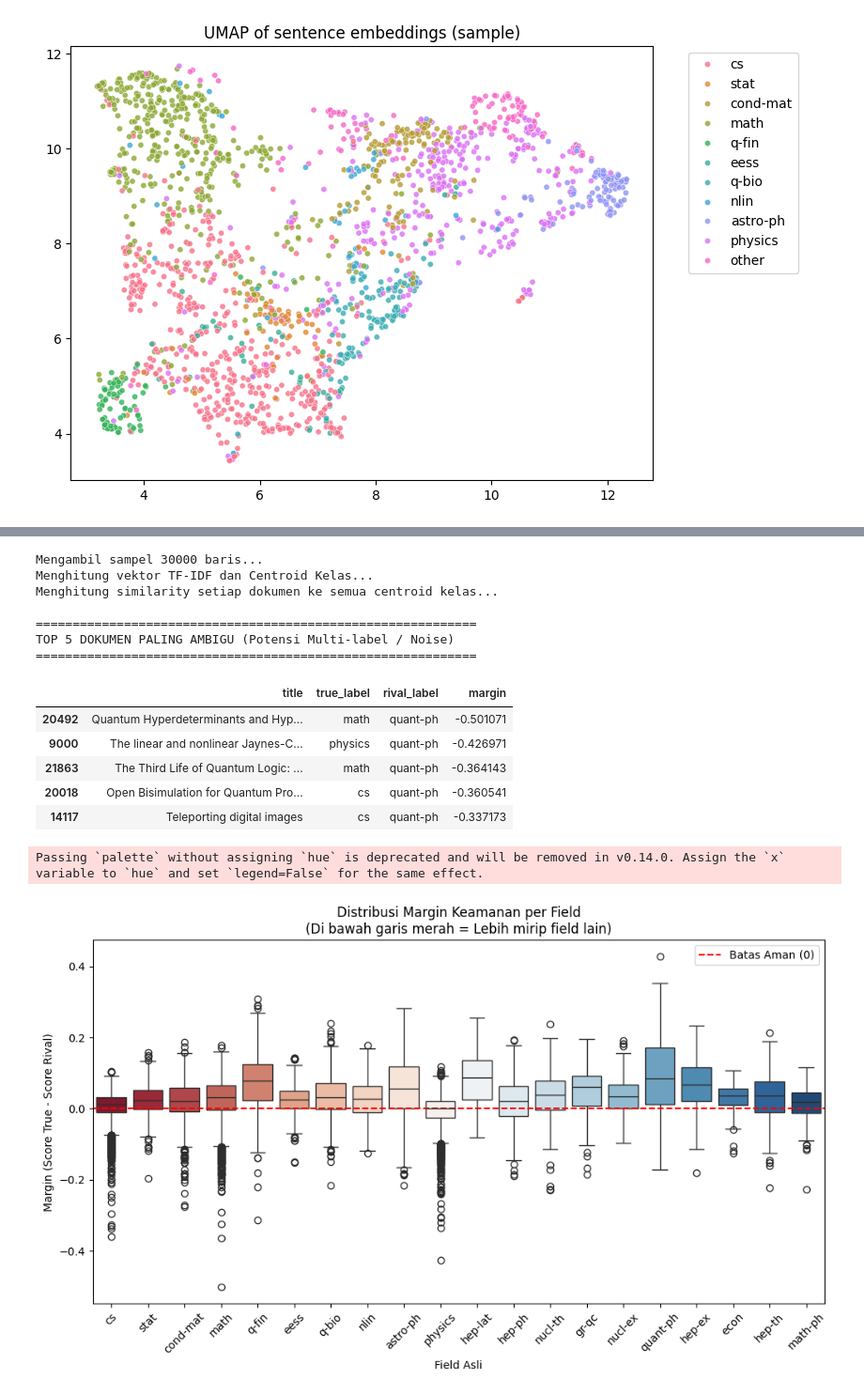
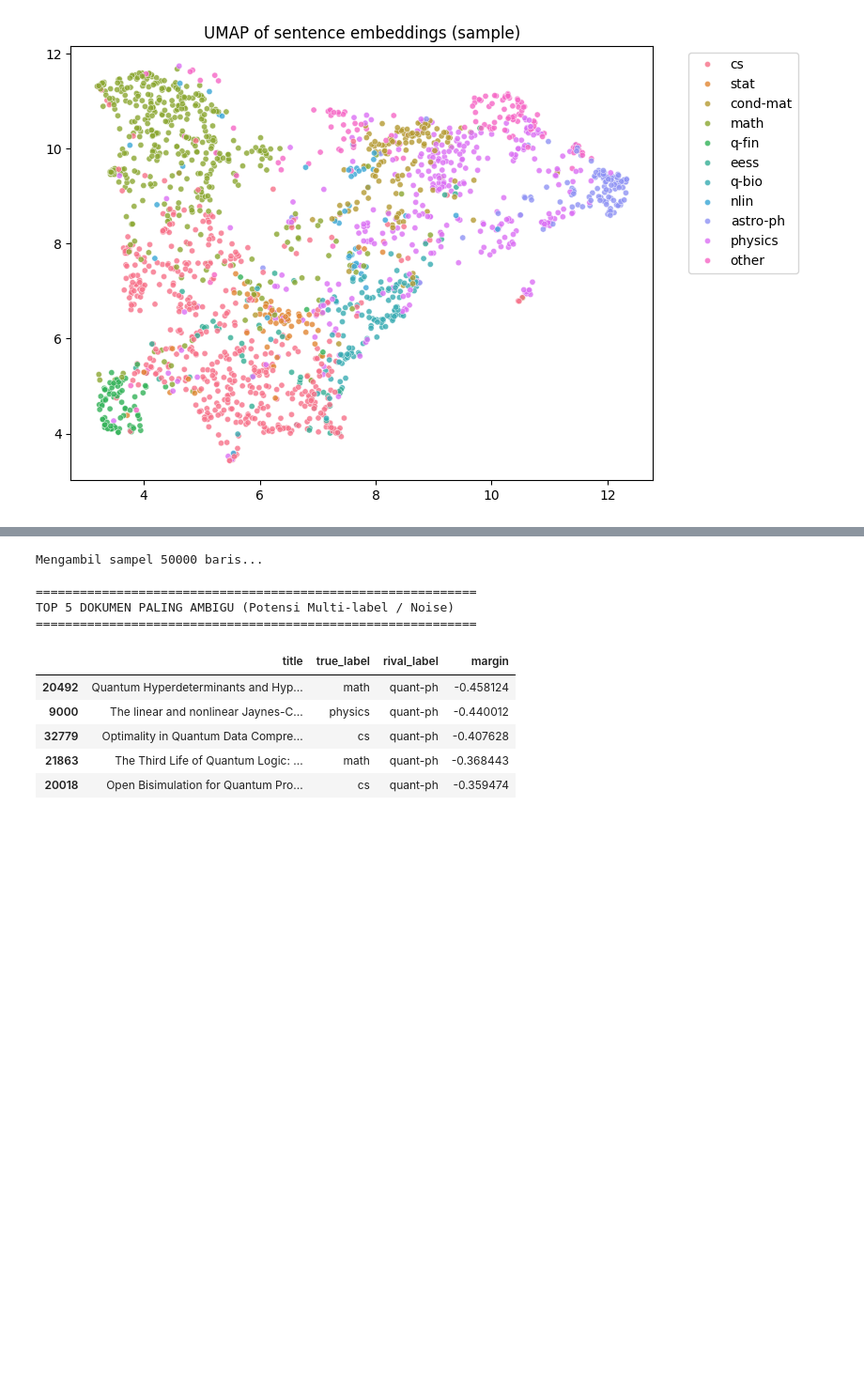
Before and after one commit to buatanalan/Tubes-NLP-PaperMatch, a Jupyter notebook: EDA_Arxiv_Classifier.ipynb, the cells around one changed output, grey strips where cells are left out. Shown at 94% size. Cells and saved outputs as stored; diff of their text form; code cells hidden in the pictures; blank space fills up the shorter version.

```diff
--- a/EDA_Arxiv_Classifier.ipynb
+++ b/EDA_Arxiv_Classifier.ipynb
@@ -800,8 +476,0 @@ Top 20 trigrams:
-# %%
-# non-English detection: quick heuristic using presence of many non-ascii or low ttr
-train_df['non_ascii_ratio'] = train_df['abstract'].fillna('').astype(str).apply(lambda x: sum(1 for ch in x if ord(ch) > 127)/max(len(x),1))
-print('\nSamples with non-ascii > 0.1:', (train_df['non_ascii_ratio'] > 0.1).sum())
-
-# Correlation matrix for numeric columns
-num_cols = train_df.select_dtypes(include=np.number).columns.tolist()
-print('\nNumeric columns for correlation:', num_cols[:30])
@@ -1304,16 +699,9 @@ Topic #5: problem, algorithm, time, number, graph, optimal, graphs, algorithms,
 Topic #6: field, model, energy, phase, dynamics, quantum, state, magnetic, states, time
 [figure]
 # %%
-import pandas as pd
-import numpy as np
-import matplotlib.pyplot as plt
-import seaborn as sns
-from sklearn.feature_extraction.text import TfidfVectorizer
-from sklearn.metrics.pairwise import cosine_similarity
-
 # --- 1. PERSIAPAN DATA ---
 # Gunakan sampel agar cepat (misal 20k - 30k)
-sample_size = 30000
+sample_size = 50000
 if len(train_df) > sample_size:
     print(f"Mengambil sampel {sample_size} baris...")
     df_overlap = train_df.sample(n=sample_size, random_state=42).copy()
@@ -1325,7 +713,6 @@ df_overlap = df_overlap.dropna(subset=['abstract', 'field'])
 df_overlap = df_overlap[df_overlap['abstract'].str.len() > 50] # Hapus abstrak terlalu pendek
 
 # --- 2. VEKTORISASI & CENTROID KELAS ---
-print("Menghitung vektor TF-IDF dan Centroid Kelas...")
 
 # Kita gunakan TF-IDF
 tfidf = TfidfVectorizer(max_features=5000, stop_words='english')
@@ -1349,8 +736,6 @@ for field in unique_fields:
 centroid_matrix = np.array(centroid_vectors)
 
 # --- 3. HITUNG KEDEKATAN DOKUMEN VS CENTROID ---
-print("Menghitung similarity setiap dokumen ke semua centroid kelas...")
-
 # Cosine similarity: Dokumen x Semua Centroid
 # Hasilnya adalah matriks (n_samples, n_classes)
 sim_matrix = cosine_similarity(X, centroid_matrix)
@@ -1378,52 +763,36 @@ for idx, row in df_overlap.iterrows():
     margin = score_true - score_rival
 
     results.append({
         'title': row['title'],
         'true_label': true_label,
         'rival_label': best_rival_label,
         'score_true': score_true,
         'score_rival': score_rival,
         'margin': margin,
         'abstract_snippet': row['abstract'][:100] + "..."
     })
 
 res_df = pd.DataFrame(results)
 
 # --- 5. MENAMPILKAN HASIL ---
 
 # A. Dokumen paling "Ambigu" (Margin paling negatif)
 # Ini adalah dokumen yang menurut statistik "salah alamat"
 print("\n" + "="*60)
 print("TOP 5 DOKUMEN PALING AMBIGU (Potensi Multi-label / Noise)")
 print("="*60)
 pd.set_option('display.max_colwidth', 100)
 ambiguous_docs = res_df.sort_values('margin').head(5)
 display(ambiguous_docs[['title', 'true_label', 'rival_label', 'margin']])
-
-# B. Distribusi Margin per Field
-# Field mana yang paling "tidak aman"?
-plt.figure(figsize=(12, 6))
-sns.boxplot(x='true_label', y='margin', data=res_df, palette='RdBu')
-plt.axhline(0, color='red', linestyle='--', label='Batas Aman (0)')
-plt.title('Distribusi Margin Keamanan per Field\n(Di bawah garis merah = Lebih mirip field lain)')
-plt.ylabel('Margin (Score True - Score Rival)')
-plt.xlabel('Field Asli')
-plt.xticks(rotation=45)
-plt.legend()
-plt.show()
 # %% [output]
-Mengambil sampel 30000 baris...
-Menghitung vektor TF-IDF dan Centroid Kelas...
-Menghitung similarity setiap dokumen ke semua centroid kelas...
+Mengambil sampel 50000 baris...
 
 ============================================================
 TOP 5 DOKUMEN PALING AMBIGU (Potensi Multi-label / Noise)
 ============================================================
 |  | title | true_label | rival_label | margin |
-| 20492 | Quantum Hyperdeterminants and Hyp... | math | quant-ph | -0.501071 |
-| 9000 | The linear and nonlinear Jaynes-C... | physics | quant-ph | -0.426971 |
-| 21863 | The Third Life of Quantum Logic: ... | math | quant-ph | -0.364143 |
-| 20018 | Open Bisimulation for Quantum Pro... | cs | quant-ph | -0.360541 |
-| 14117 | Teleporting digital images | cs | quant-ph | -0.337173 |
+| 20492 | Quantum Hyperdeterminants and Hyp... | math | quant-ph | -0.458124 |
+| 9000 | The linear and nonlinear Jaynes-C... | physics | quant-ph | -0.440012 |
+| 32779 | Optimality in Quantum Data Compre... | cs | quant-ph | -0.407628 |
+| 21863 | The Third Life of Quantum Logic: ... | math | quant-ph | -0.368443 |
+| 20018 | Open Bisimulation for Quantum Pro... | cs | quant-ph | -0.359474 |
-Passing `palette` without assigning `hue` is deprecated and will be removed in v0.14.0. Assign the `x` variable to `hue` and set `legend=False` for the same effect.
-[figure, removed]
```
Also changed, not shown: parts of 65 cells of this notebook, 8 other files.
